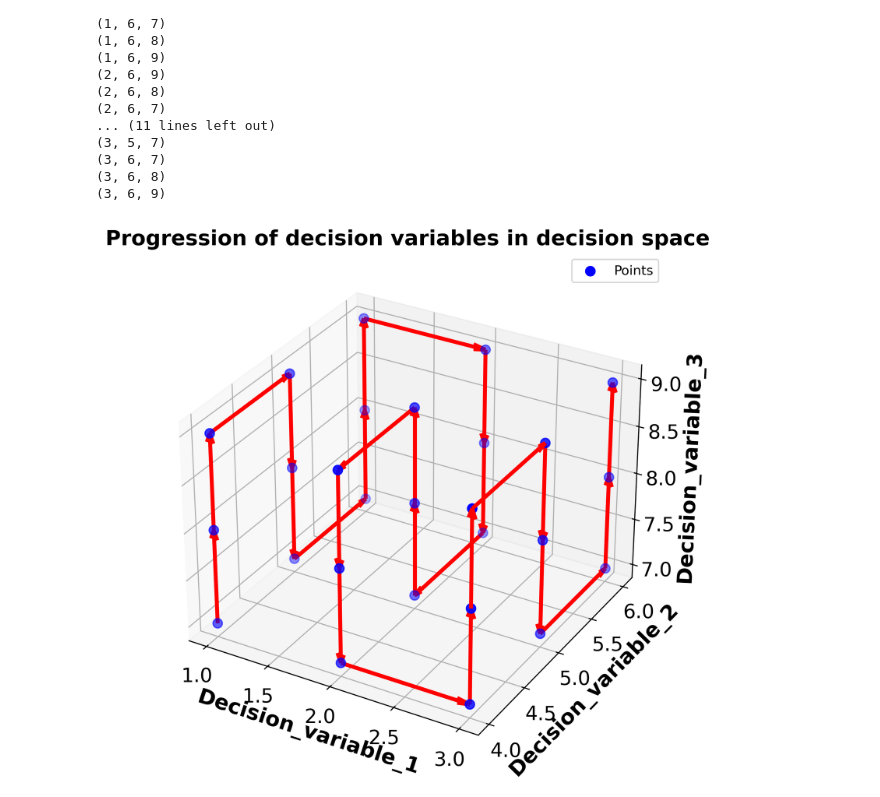
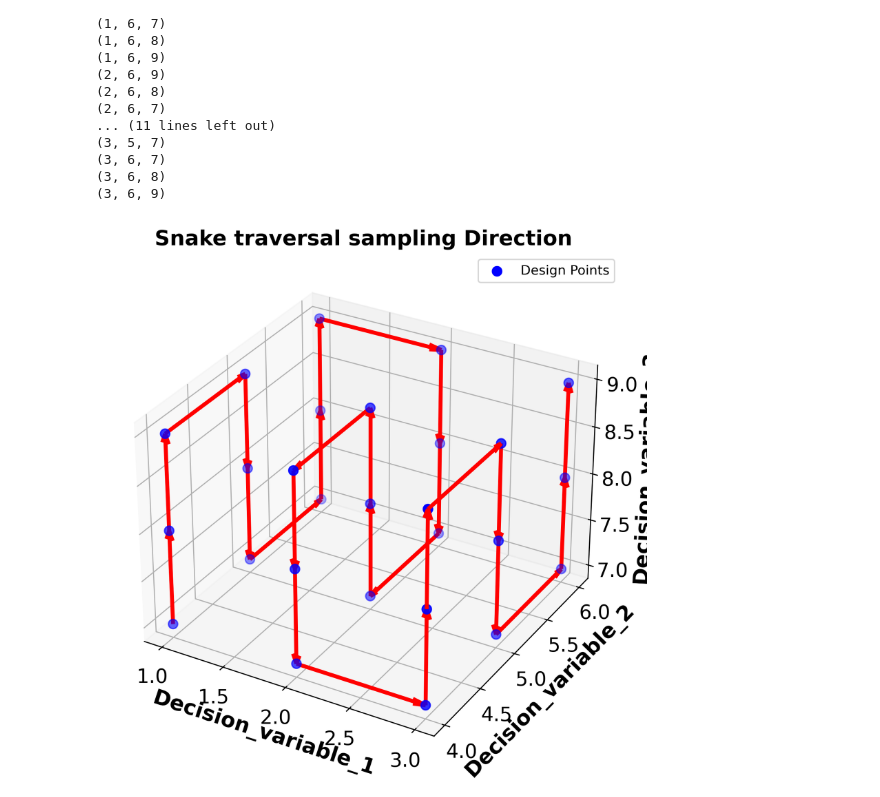
Before and after one commit to smondal13/Some-important-codes, a Jupyter notebook: pattern_notebook.ipynb, the cells around one changed output. Saved outputs shown, nothing was run; the diff lists cells and outputs as text; code cells hidden in the pictures.

Commit message:
edited the legend and labels

```diff
--- a/pattern_notebook.ipynb
+++ b/pattern_notebook.ipynb
@@ -86,37 +86,37 @@ points = generate_zigzag_pattern(a, b, c)
 
 # Extract x, y, z coordinates
 x_vals, y_vals, z_vals = zip(*points)
 
 # Create 3D plot
 fig = plt.figure(figsize=(8, 6))
 ax = fig.add_subplot(111, projection="3d")
 
 # Plot the points
-ax.scatter(x_vals, y_vals, z_vals, color="blue", s=50, label="Points")
+ax.scatter(x_vals, y_vals, z_vals, color="blue", s=50, label="Design Points")
 
 # Draw arrows between consecutive points to show direction
 for i in range(len(points) - 1):
     x0, y0, z0 = points[i]
     x1, y1, z1 = points[i + 1]
     dx, dy, dz = x1 - x0, y1 - y0, z1 - z0
     ax.quiver(x0, y0, z0, dx, dy, dz, color="red", arrow_length_ratio=0.1)
 
 # Set rcParams
 # Publication quality figure settings
 import matplotlib.pyplot as plt
 
 
 # Label axes
 ax.set_xlabel("Decision_variable_1")
 ax.set_ylabel("Decision_variable_2")
 ax.set_zlabel("Decision_variable_3")
-ax.set_title("Progression of decision variables in decision space")
+ax.set_title("Snake traversal sampling Direction")
 plt.legend()
 plt.tight_layout()
-plt.savefig("zigzag_pattern.png", dpi=300)
+plt.savefig("snake_pattern.png", dpi=300)
 plt.show()
 # %% [output]
-[figure, old version]
+[figure, new version]
 # %%
 # Just a regular for loop
 # Plotting the code in previous cell and showing the direction of zigzag pattern
```
Also changed, not shown: parts of 1 cell of this notebook, 2 other files.
